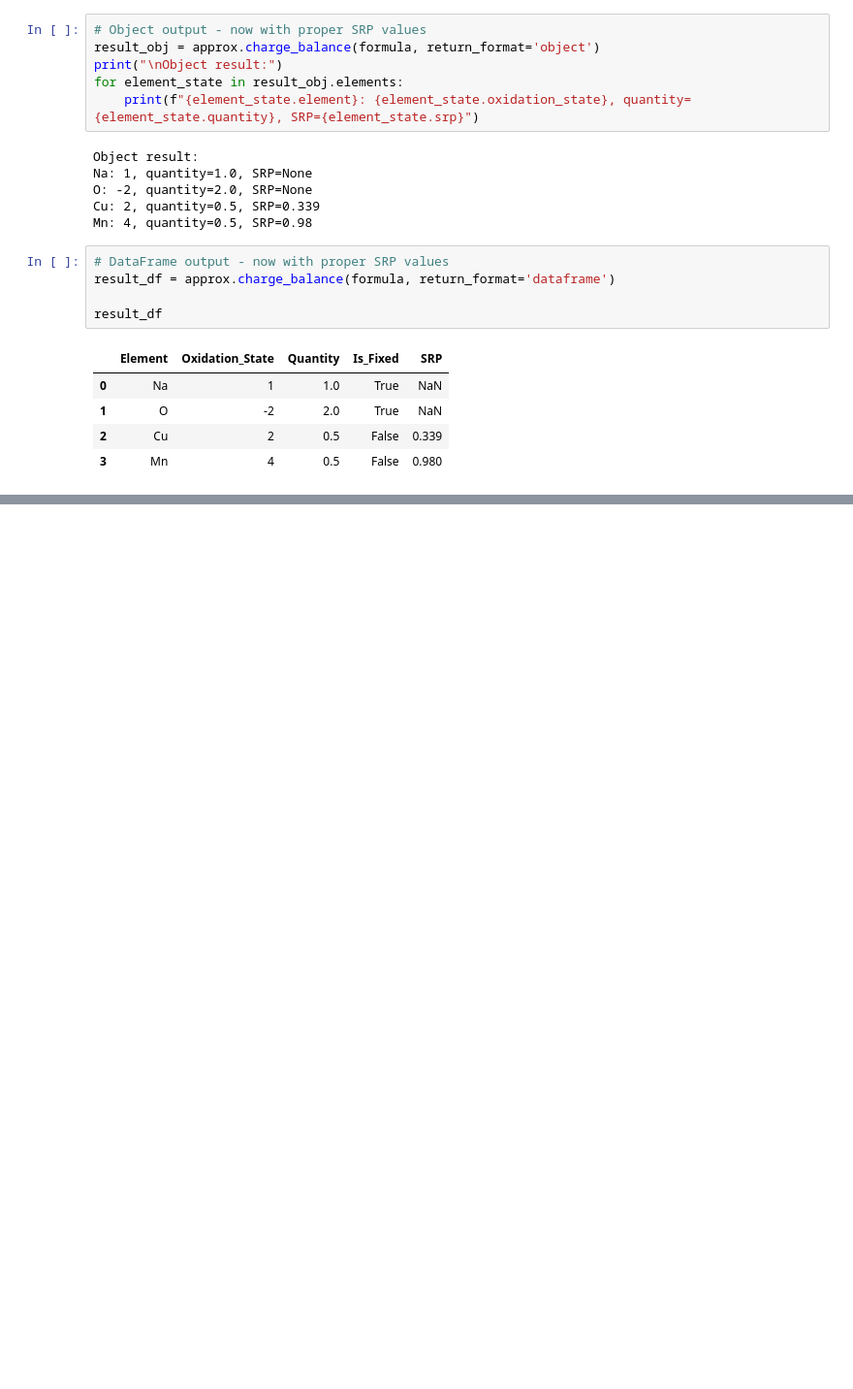
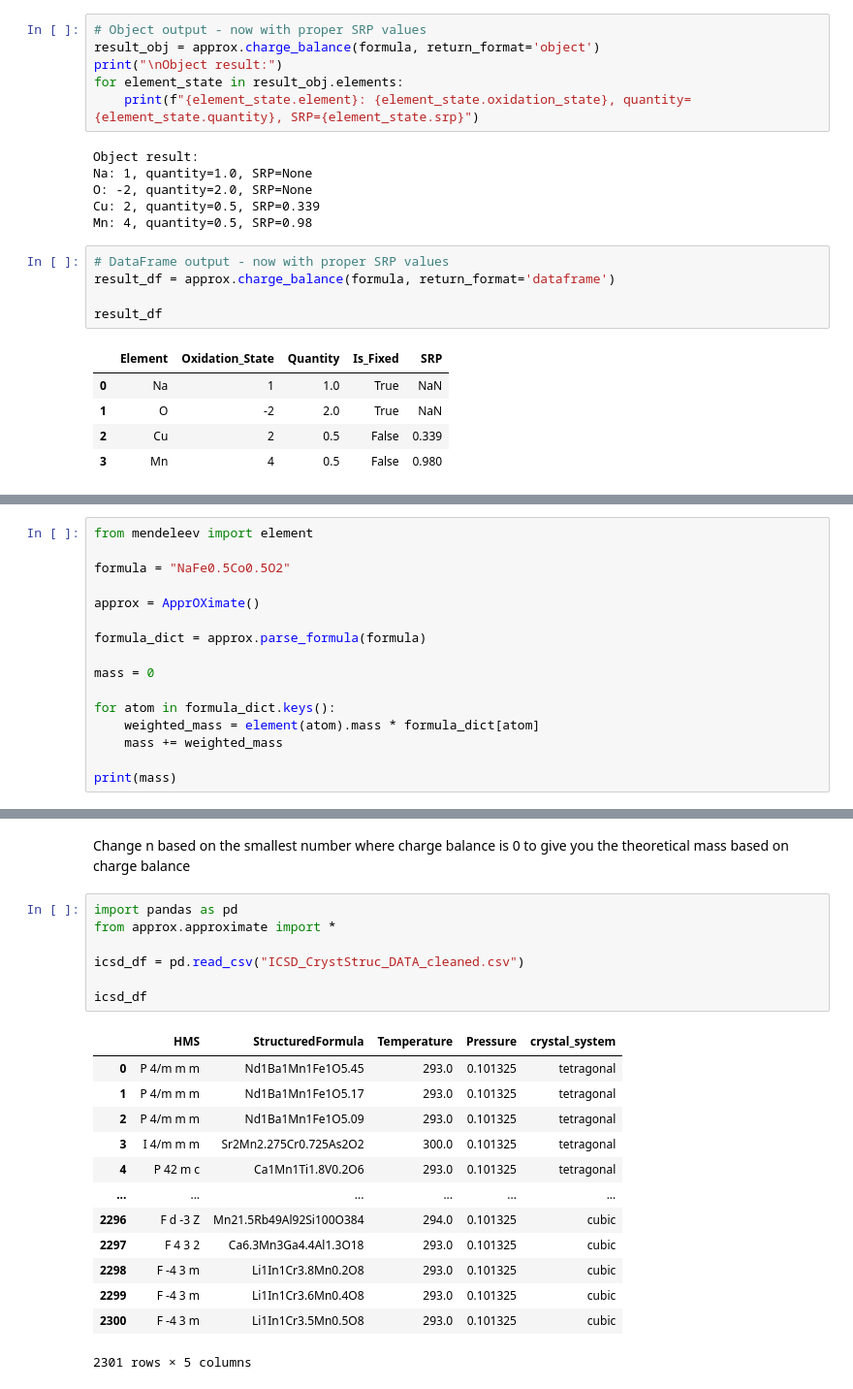
Before and after one commit to RedHorizonss/apprOXimate, a Jupyter notebook: using_approximate.ipynb, the cells around one changed output, grey strips where cells are left out. Shown at 97% size. Drawn from its saved outputs; the diff is of its cells as text; blank space fills up the shorter version.

```diff
--- a/using_approximate.ipynb
+++ b/using_approximate.ipynb
@@ -55,0 +84,16 @@ result_df
+# %%
+from mendeleev import element
+
+formula = "NaFe0.5Co0.5O2"
+
+approx = ApprOXimate()
+
+formula_dict = approx.parse_formula(formula)
+
+mass = 0
+
+for atom in formula_dict.keys():
+    weighted_mass = element(atom).mass * formula_dict[atom]
+    mass += weighted_mass
+
+print(mass)
@@ -55,0 +118,23 @@ result_df
+# %% [markdown]
+Change n based on the smallest number where charge balance is 0 to give you the theoretical mass based on charge balance
+# %%
+import pandas as pd
+from approx.approximate import *
+
+icsd_df = pd.read_csv("ICSD_CrystStruc_DATA_cleaned.csv")
+
+icsd_df
+# %% [output]
+|  | HMS | StructuredFormula | Temperature | Pressure | crystal_system |
+| 0 | P 4/m m m | Nd1Ba1Mn1Fe1O5.45 | 293.0 | 0.101325 | tetragonal |
+| 1 | P 4/m m m | Nd1Ba1Mn1Fe1O5.17 | 293.0 | 0.101325 | tetragonal |
+| 2 | P 4/m m m | Nd1Ba1Mn1Fe1O5.09 | 293.0 | 0.101325 | tetragonal |
+| 3 | I 4/m m m | Sr2Mn2.275Cr0.725As2O2 | 300.0 | 0.101325 | tetragonal |
+| 4 | P 42 m c | Ca1Mn1Ti1.8V0.2O6 | 293.0 | 0.101325 | tetragonal |
+| ... | ... | ... | ... | ... | ... |
+| 2296 | F d -3 Z | Mn21.5Rb49Al92Si100O384 | 294.0 | 0.101325 | cubic |
+| 2297 | F 4 3 2 | Ca6.3Mn3Ga4.4Al1.3O18 | 293.0 | 0.101325 | cubic |
+| 2298 | F -4 3 m | Li1In1Cr3.8Mn0.2O8 | 293.0 | 0.101325 | cubic |
+| 2299 | F -4 3 m | Li1In1Cr3.6Mn0.4O8 | 293.0 | 0.101325 | cubic |
+| 2300 | F -4 3 m | Li1In1Cr3.5Mn0.5O8 | 293.0 | 0.101325 | cubic |
+2301 rows × 5 columns
```
Also changed, not shown: parts of 8 cells of this notebook, 7 other files.
